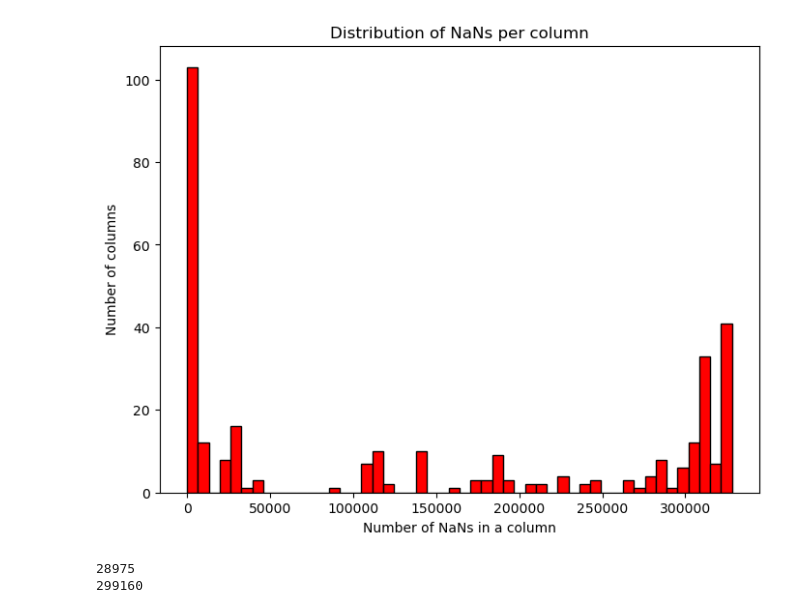
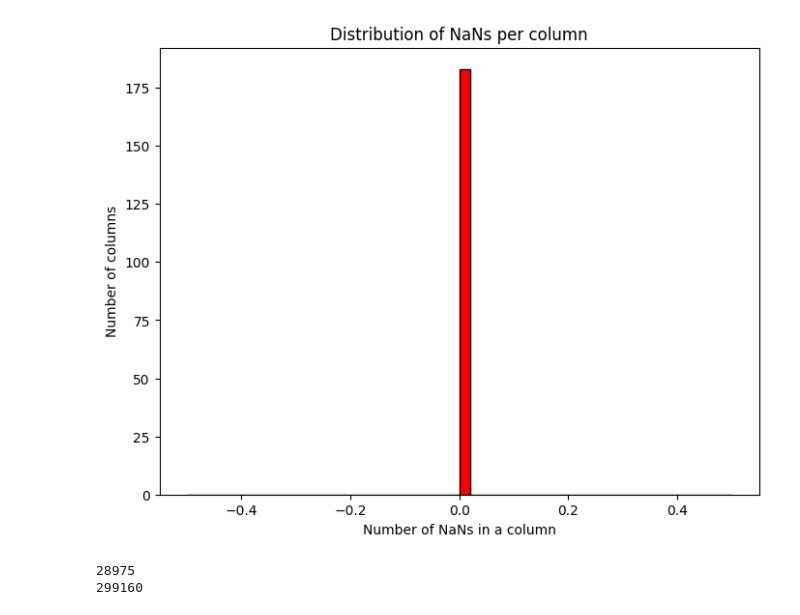
Before and after one commit to mariuslenerd/ML_project1, a Jupyter notebook: project1/project1 copy.ipynb, the cells around one changed output. Cells and saved outputs as stored; diff of their text form; code cells hidden in the pictures.

```diff
--- a/project1/project1 copy.ipynb
+++ b/project1/project1 copy.ipynb
@@ -19,9 +19,9 @@ importlib.reload(plots)
 #Load Data
 x_train_raw, x_test_raw,y_train_raw, train_ids, test_ids = load_csv_data('dataset')
 # %%
-plots.plot_nans_hist(x_train_raw)
+plots.plot_nans_hist(x_train)
 # %% [output]
-[figure, old version]
+[figure, new version]
 # %%
 count_ill = (y_train_raw == 1).sum()
 print(count_ill)
```
Also changed, not shown: parts of 3 cells of this notebook, 5 other files.
